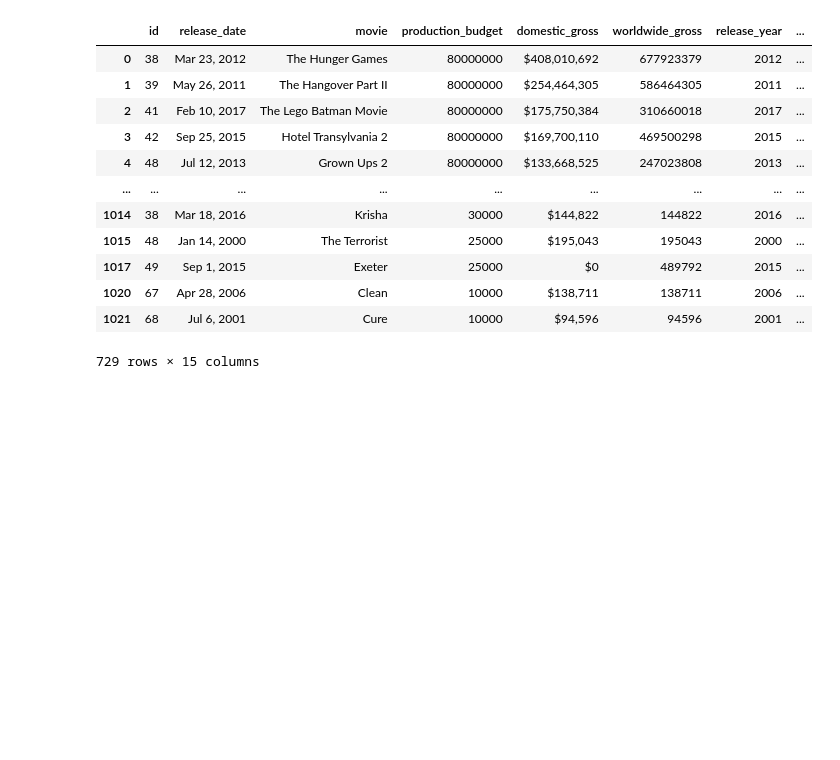
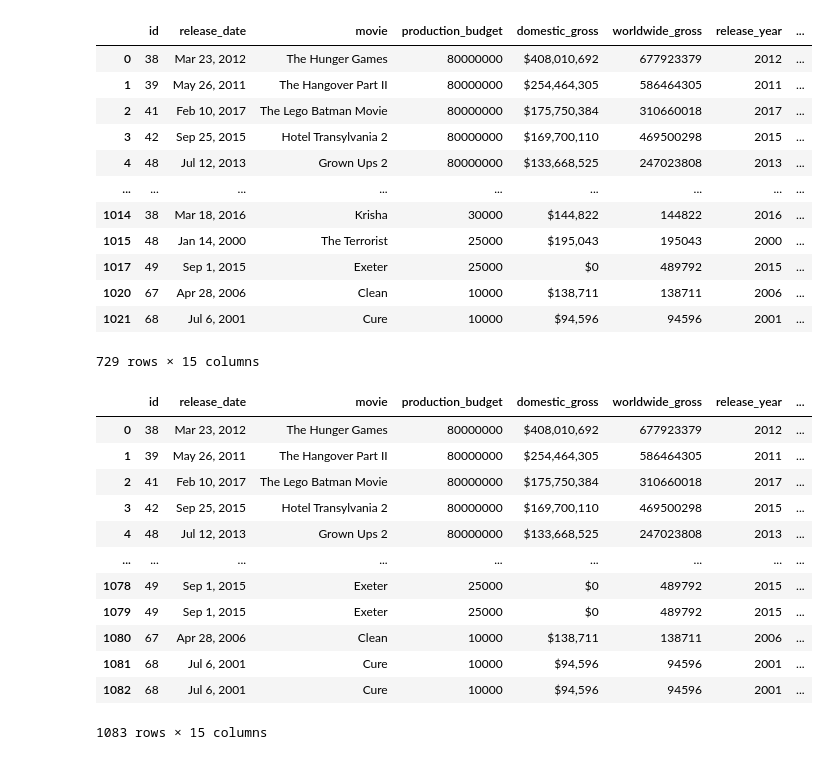
Before and after one commit to GoknurK/Movie_Studio, a Jupyter notebook: data_exploration.ipynb, the cells around one changed output. Drawn from its saved outputs; the diff is of its cells as text; code cells hidden in the pictures; blank space fills up the shorter version.

Commit message:
changed sql join condition

```diff
--- a/data_exploration.ipynb
+++ b/data_exploration.ipynb
@@ -299,3 +299,21 @@ df_deduplicated
 | 1020 | 67 | Apr 28, 2006 | Clean | 10000 | $138,711 | 138711 | 2006 | ... |
 | 1021 | 68 | Jul 6, 2001 | Cure | 10000 | $94,596 | 94596 | 2001 | ... |
 729 rows × 15 columns
+# %%
+# create new df to match goknur's df, right join on primary_title
+merged_df_copy = pd.merge(budgets, movie_basics, left_on='movie', right_on='primary_title', how='inner')
+merged_df_copy
+# %% [output]
+|  | id | release_date | movie | production_budget | domestic_gross | worldwide_gross | release_year | ... |
+| 0 | 38 | Mar 23, 2012 | The Hunger Games | 80000000 | $408,010,692 | 677923379 | 2012 | ... |
+| 1 | 39 | May 26, 2011 | The Hangover Part II | 80000000 | $254,464,305 | 586464305 | 2011 | ... |
+| 2 | 41 | Feb 10, 2017 | The Lego Batman Movie | 80000000 | $175,750,384 | 310660018 | 2017 | ... |
+| 3 | 42 | Sep 25, 2015 | Hotel Transylvania 2 | 80000000 | $169,700,110 | 469500298 | 2015 | ... |
+| 4 | 48 | Jul 12, 2013 | Grown Ups 2 | 80000000 | $133,668,525 | 247023808 | 2013 | ... |
+| ... | ... | ... | ... | ... | ... | ... | ... | ... |
+| 1078 | 49 | Sep 1, 2015 | Exeter | 25000 | $0 | 489792 | 2015 | ... |
+| 1079 | 49 | Sep 1, 2015 | Exeter | 25000 | $0 | 489792 | 2015 | ... |
+| 1080 | 67 | Apr 28, 2006 | Clean | 10000 | $138,711 | 138711 | 2006 | ... |
+| 1081 | 68 | Jul 6, 2001 | Cure | 10000 | $94,596 | 94596 | 2001 | ... |
+| 1082 | 68 | Jul 6, 2001 | Cure | 10000 | $94,596 | 94596 | 2001 | ... |
+1083 rows × 15 columns
```
Also changed, not shown: parts of 8 cells of this notebook.
